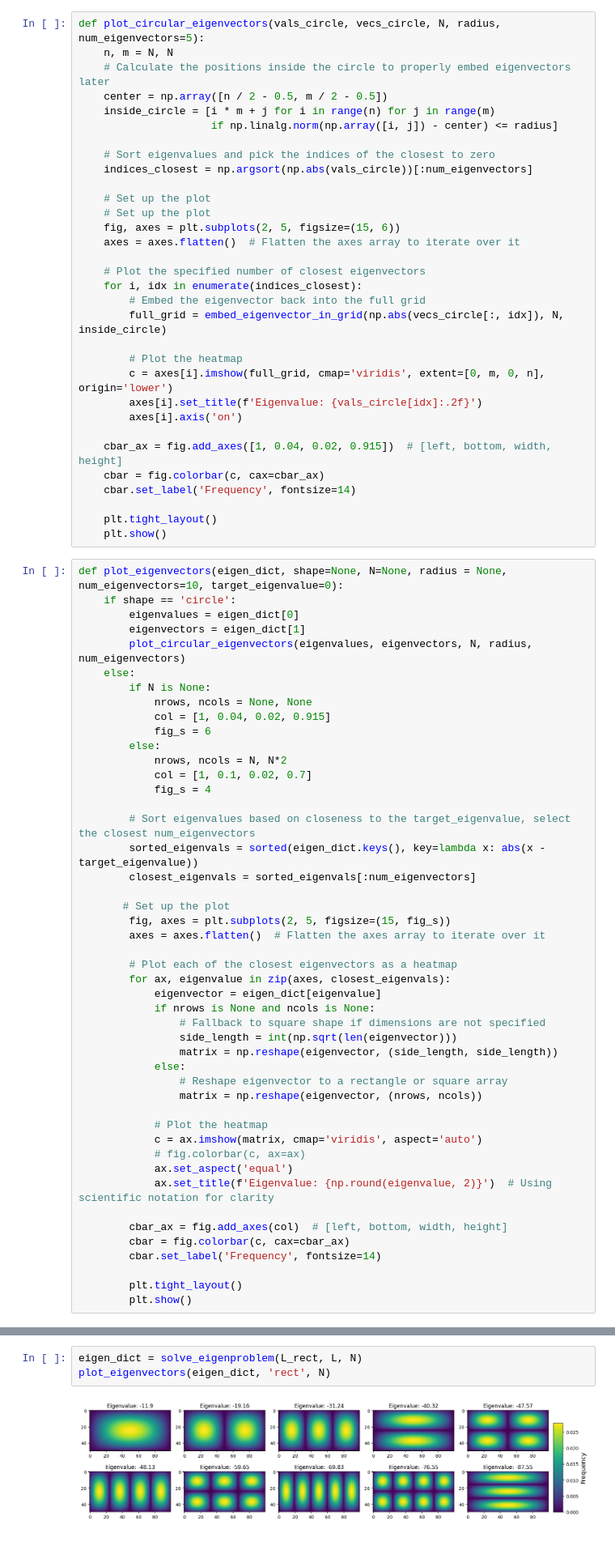
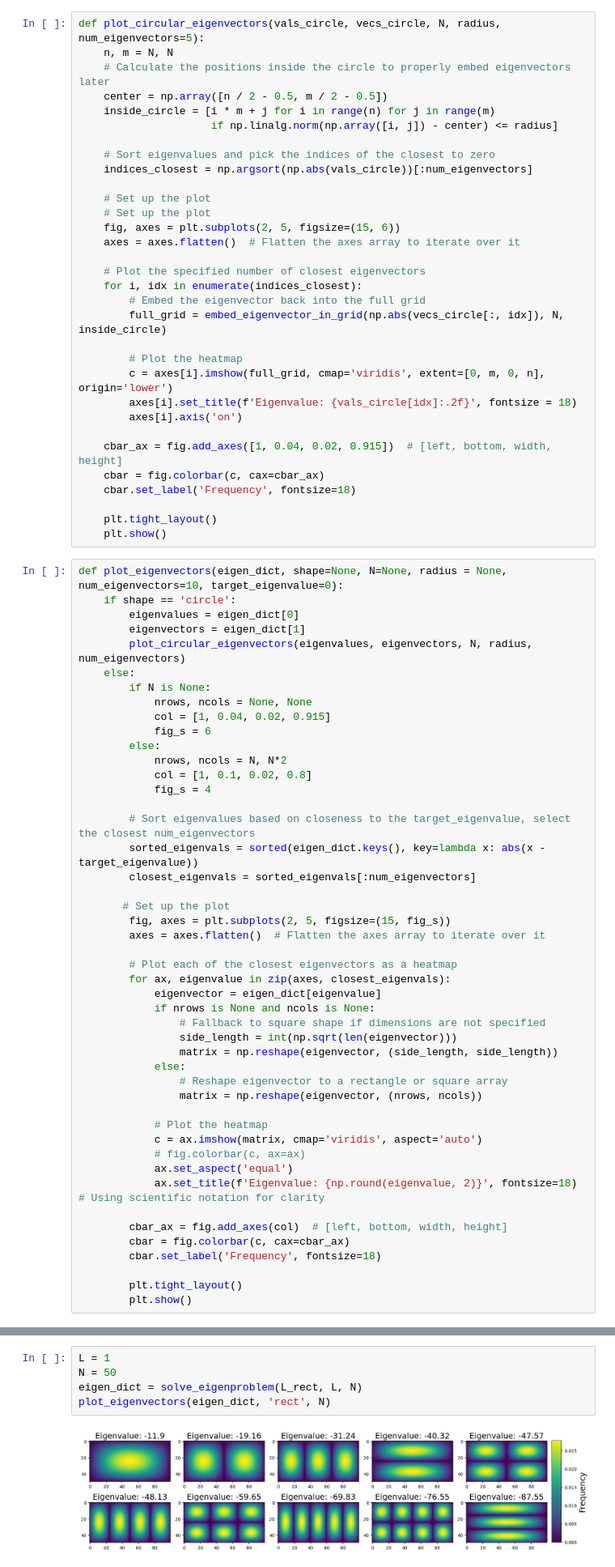
Before and after one commit to koenweverink/ScientificComputing, a Jupyter notebook: Set3_Sacha.ipynb, the cells around one changed output, grey strips where cells are left out. Shown at 81% size. Drawn from its saved outputs; the diff is of its cells as text; blank space fills up the shorter version.

```diff
--- a/Set3_Sacha.ipynb
+++ b/Set3_Sacha.ipynb
@@ -183,12 +183,12 @@ def plot_circular_eigenvectors(vals_circle, vecs_circle, N, radius, num_eigenvec
 
         # Plot the heatmap
         c = axes[i].imshow(full_grid, cmap='viridis', extent=[0, m, 0, n], origin='lower')
-        axes[i].set_title(f'Eigenvalue: {vals_circle[idx]:.2f}')
+        axes[i].set_title(f'Eigenvalue: {vals_circle[idx]:.2f}', fontsize = 18)
         axes[i].axis('on')
 
     cbar_ax = fig.add_axes([1, 0.04, 0.02, 0.915])  # [left, bottom, width, height]
     cbar = fig.colorbar(c, cax=cbar_ax)
-    cbar.set_label('Frequency', fontsize=14)
+    cbar.set_label('Frequency', fontsize=18)
 
     plt.tight_layout()
     plt.show()
@@ -205,7 +205,7 @@ def plot_eigenvectors(eigen_dict, shape=None, N=None, radius = None, num_eigenve
             fig_s = 6
         else:
             nrows, ncols = N, N*2
-            col = [1, 0.1, 0.02, 0.7]
+            col = [1, 0.1, 0.02, 0.8]
             fig_s = 4
 
         # Sort eigenvalues based on closeness to the target_eigenvalue, select the closest num_eigenvectors
@@ -231,11 +231,11 @@ def plot_eigenvectors(eigen_dict, shape=None, N=None, radius = None, num_eigenve
             c = ax.imshow(matrix, cmap='viridis', aspect='auto')
             # fig.colorbar(c, ax=ax)
             ax.set_aspect('equal')
-            ax.set_title(f'Eigenvalue: {np.round(eigenvalue, 2)}')  # Using scientific notation for clarity
+            ax.set_title(f'Eigenvalue: {np.round(eigenvalue, 2)}', fontsize=18)  # Using scientific notation for clarity
 
         cbar_ax = fig.add_axes(col)  # [left, bottom, width, height]
         cbar = fig.colorbar(c, cax=cbar_ax)
-        cbar.set_label('Frequency', fontsize=14)
+        cbar.set_label('Frequency', fontsize=18)
 
         plt.tight_layout()
         plt.show()
@@ -249,8 +251,10 @@ plot_eigenvectors(eigen_dict)
 # %%
+L = 1
+N = 50
 eigen_dict = solve_eigenproblem(L_rect, L, N)
 plot_eigenvectors(eigen_dict, 'rect', N)
 # %% [output]
-[figure, old version]
+[figure, new version]
 # %%
 # Usage example
 L = 1
```
Also changed, not shown: parts of 4 cells of this notebook.
